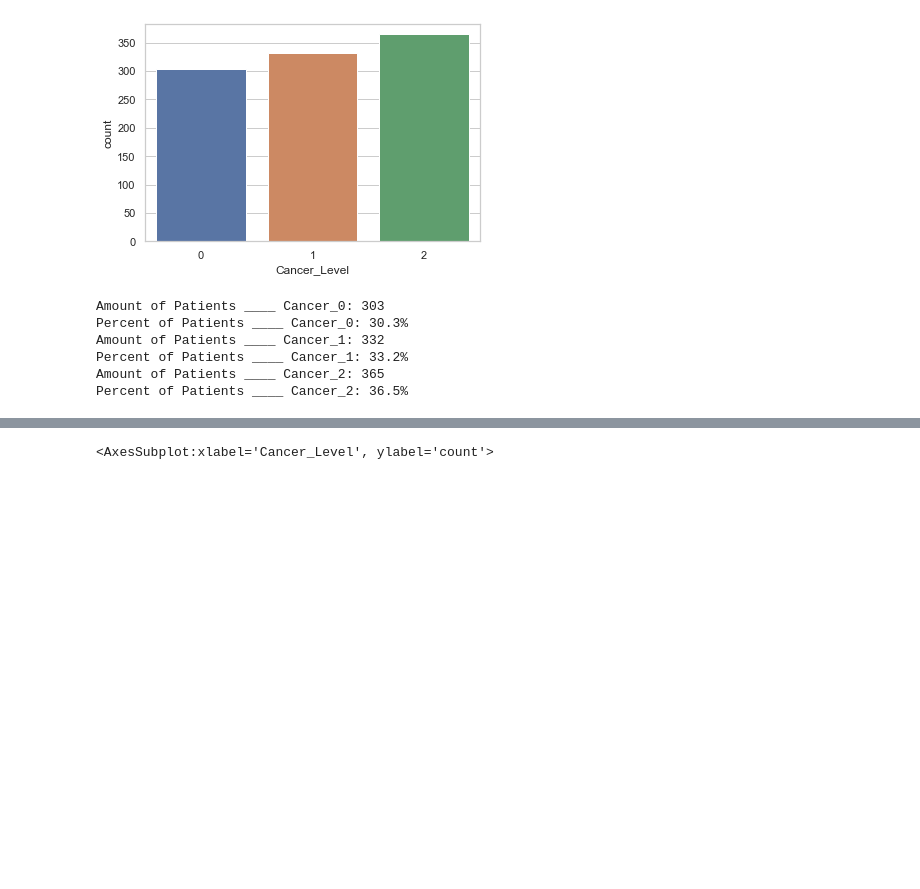
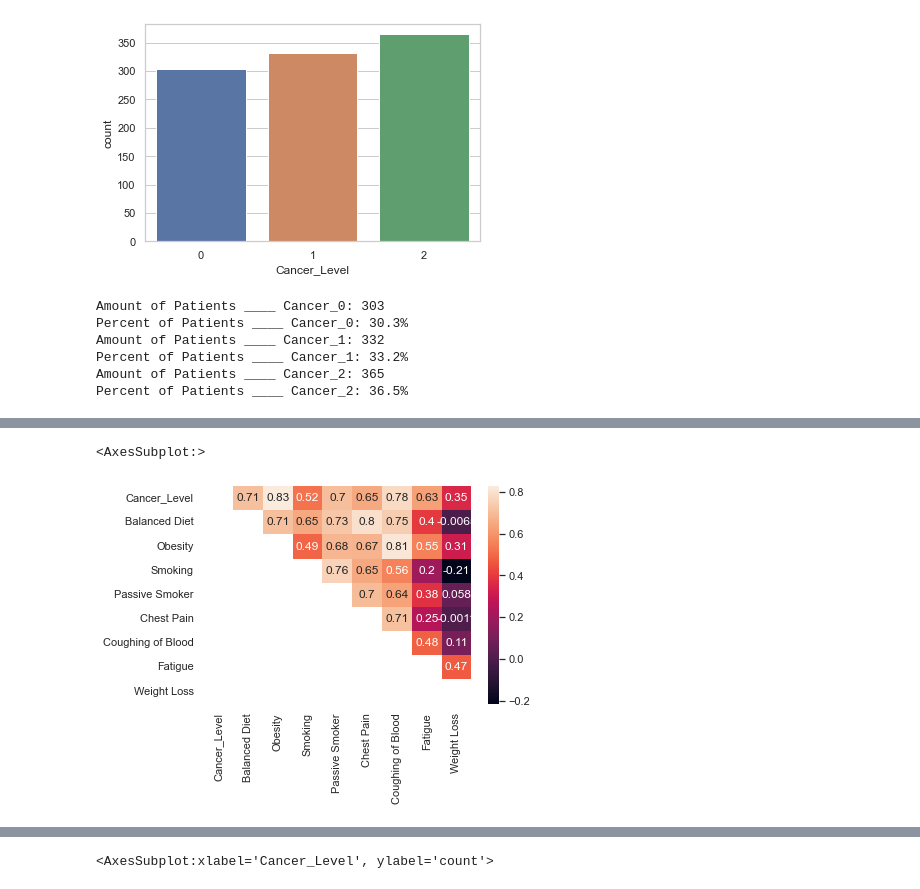
Before and after one commit to Cabone01/Lung-Cancer-Predictions, a Jupyter notebook: Notebooks/Supervised.ipynb, the cells around one changed output, grey strips where cells are left out. Cells and saved outputs as stored; diff of their text form; code cells hidden in the pictures; blank space fills up the shorter version.

```diff
--- a/Notebooks/Supervised.ipynb
+++ b/Notebooks/Supervised.ipynb
@@ -48,0 +61,9 @@ Percent of Patients ____ Cancer_2: 36.5%
+# %%
+columns_to_drop = list(dummy_df.iloc[:, 1:9].columns.values)
+dummy_df = dummy_df.drop(columns=columns_to_drop)
+
+matrix = np.tril(dummy_df.iloc[:, 0:9].corr())
+sns.heatmap(dummy_df.iloc[:, 0:9].corr(), annot=True, mask=matrix)
+# %% [output]
+<AxesSubplot:>
+[figure, added]
```
Also changed, not shown: parts of 15 cells of this notebook.
